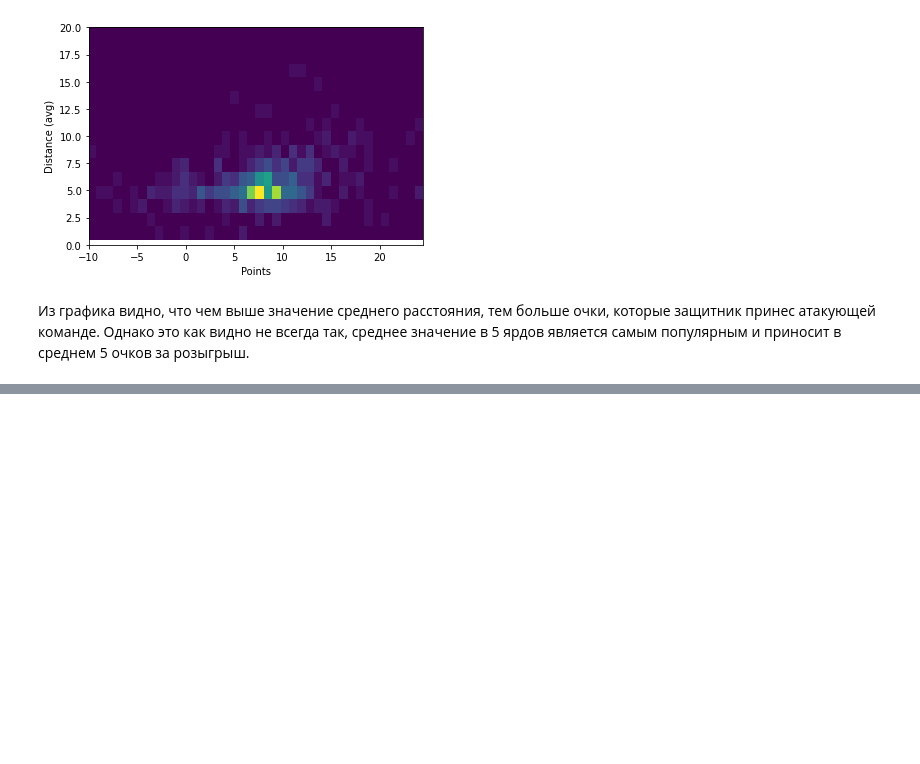
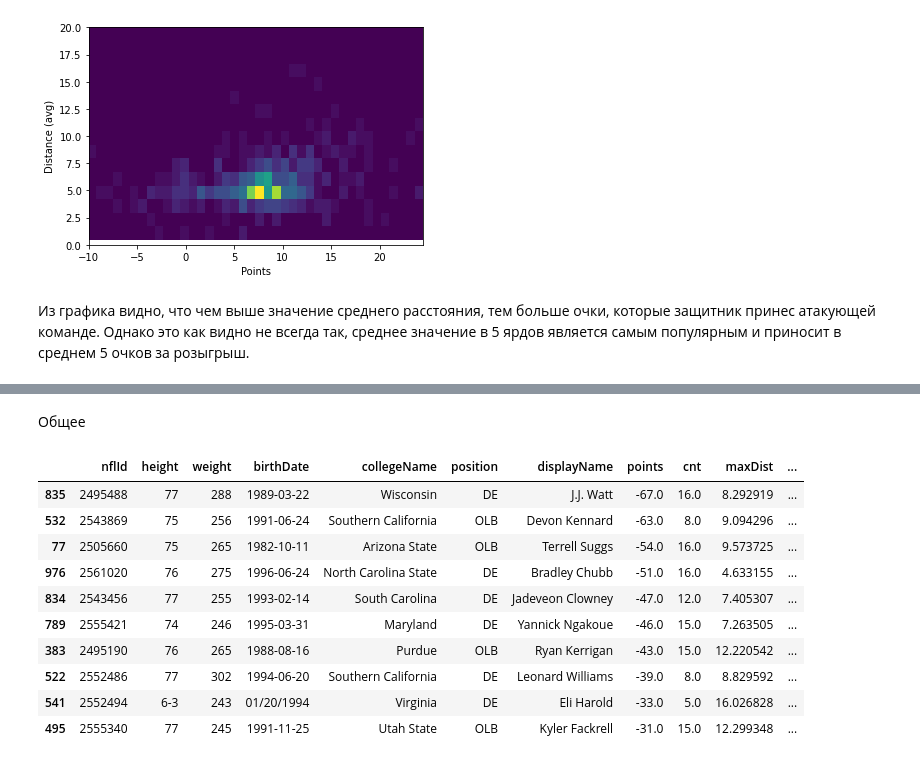
Before and after one commit to IgorKurylev/nfl-project, a Jupyter notebook: src/python/Distance Analysis.ipynb, the cells around one changed output, grey strips where cells are left out. Drawn from its saved outputs; the diff is of its cells as text; code cells hidden in the pictures; blank space fills up the shorter version.

```diff
--- a/src/python/Distance Analysis.ipynb
+++ b/src/python/Distance Analysis.ipynb
@@ -207,0 +230,19 @@ _ = plt.ylabel("Distance (avg)")
+# %% [markdown]
+Общее
+# %%
+defenders_best = players_cnt.dropna()
+defenders_best = defenders_best.loc[(defenders_best['enter'] != 0.0)]
+defenders_best = defenders_best.sort_values(["points", "average", "minDist"], ascending = (True, True, True))
+defenders_best.head(10)
+# %% [output]
+|  | nflId | height | weight | birthDate | collegeName | position | displayName | points | cnt | maxDist | ... |
+| 835 | 2495488 | 77 | 288 | 1989-03-22 | Wisconsin | DE | J.J. Watt | -67.0 | 16.0 | 8.292919 | ... |
+| 532 | 2543869 | 75 | 256 | 1991-06-24 | Southern California | OLB | Devon Kennard | -63.0 | 8.0 | 9.094296 | ... |
+| 77 | 2505660 | 75 | 265 | 1982-10-11 | Arizona State | OLB | Terrell Suggs | -54.0 | 16.0 | 9.573725 | ... |
+| 976 | 2561020 | 76 | 275 | 1996-06-24 | North Carolina State | DE | Bradley Chubb | -51.0 | 16.0 | 4.633155 | ... |
+| 834 | 2543456 | 77 | 255 | 1993-02-14 | South Carolina | DE | Jadeveon Clowney | -47.0 | 12.0 | 7.405307 | ... |
+| 789 | 2555421 | 74 | 246 | 1995-03-31 | Maryland | DE | Yannick Ngakoue | -46.0 | 15.0 | 7.263505 | ... |
+| 383 | 2495190 | 76 | 265 | 1988-08-16 | Purdue | OLB | Ryan Kerrigan | -43.0 | 15.0 | 12.220542 | ... |
+| 522 | 2552486 | 77 | 302 | 1994-06-20 | Southern California | DE | Leonard Williams | -39.0 | 8.0 | 8.829592 | ... |
+| 541 | 2552494 | 6-3 | 243 | 01/20/1994 | Virginia | DE | Eli Harold | -33.0 | 5.0 | 16.026828 | ... |
+| 495 | 2555340 | 77 | 245 | 1991-11-25 | Utah State | OLB | Kyler Fackrell | -31.0 | 15.0 | 12.299348 | ... |
```
Also changed, not shown: parts of 2 cells of this notebook, 1 other file.
